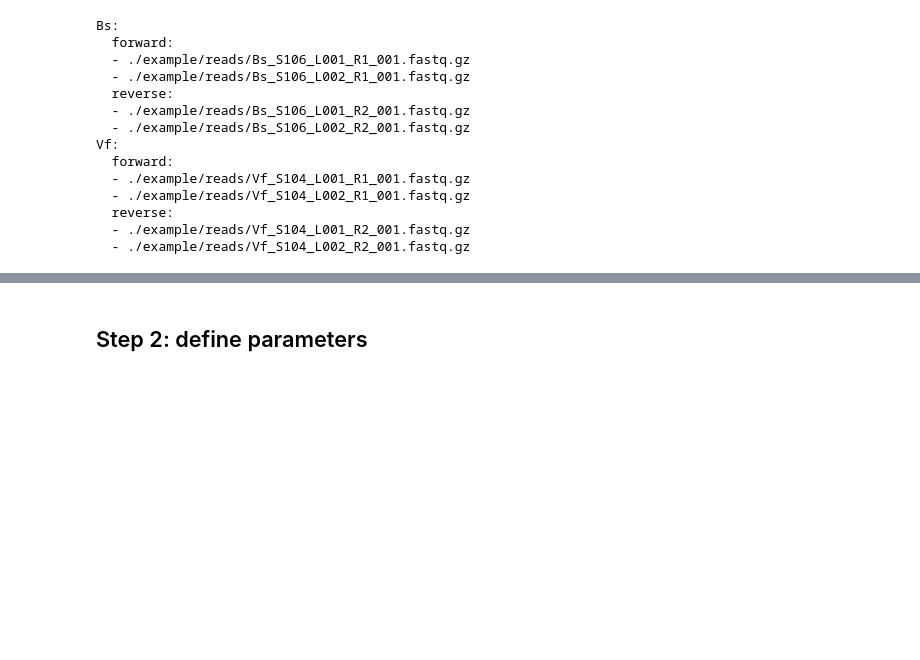
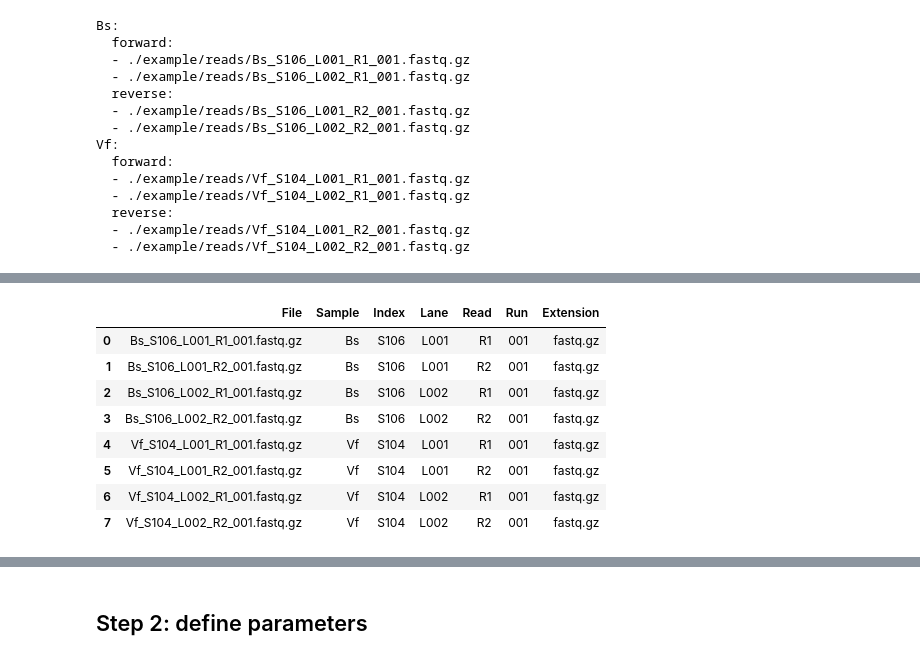
Before and after one commit to tanaes/snakemake_assemble, a Jupyter notebook: easy_config_prep.ipynb, the cells around one changed output, grey strips where cells are left out. Cells and saved outputs as stored; diff of their text form; code cells hidden in the pictures; blank space fills up the shorter version.

Commit message:
added sample sheet parsing to easy_config notebook

```diff
--- a/easy_config_prep.ipynb
+++ b/easy_config_prep.ipynb
@@ -372,0 +409,18 @@ This option is in development
+# %%
+seq_dir = './example/reads/'
+
+fps = os.listdir(seq_dir)
+
+files_df = parse_ilm_fps_to_df(fps)
+
+files_df
+# %% [output]
+|  | File | Sample | Index | Lane | Read | Run | Extension |
+| 0 | Bs_S106_L001_R1_001.fastq.gz | Bs | S106 | L001 | R1 | 001 | fastq.gz |
+| 1 | Bs_S106_L001_R2_001.fastq.gz | Bs | S106 | L001 | R2 | 001 | fastq.gz |
+| 2 | Bs_S106_L002_R1_001.fastq.gz | Bs | S106 | L002 | R1 | 001 | fastq.gz |
+| 3 | Bs_S106_L002_R2_001.fastq.gz | Bs | S106 | L002 | R2 | 001 | fastq.gz |
+| 4 | Vf_S104_L001_R1_001.fastq.gz | Vf | S104 | L001 | R1 | 001 | fastq.gz |
+| 5 | Vf_S104_L001_R2_001.fastq.gz | Vf | S104 | L001 | R2 | 001 | fastq.gz |
+| 6 | Vf_S104_L002_R1_001.fastq.gz | Vf | S104 | L002 | R1 | 001 | fastq.gz |
+| 7 | Vf_S104_L002_R2_001.fastq.gz | Vf | S104 | L002 | R2 | 001 | fastq.gz |
```
Also changed, not shown: parts of 7 cells of this notebook, 1 other file.
